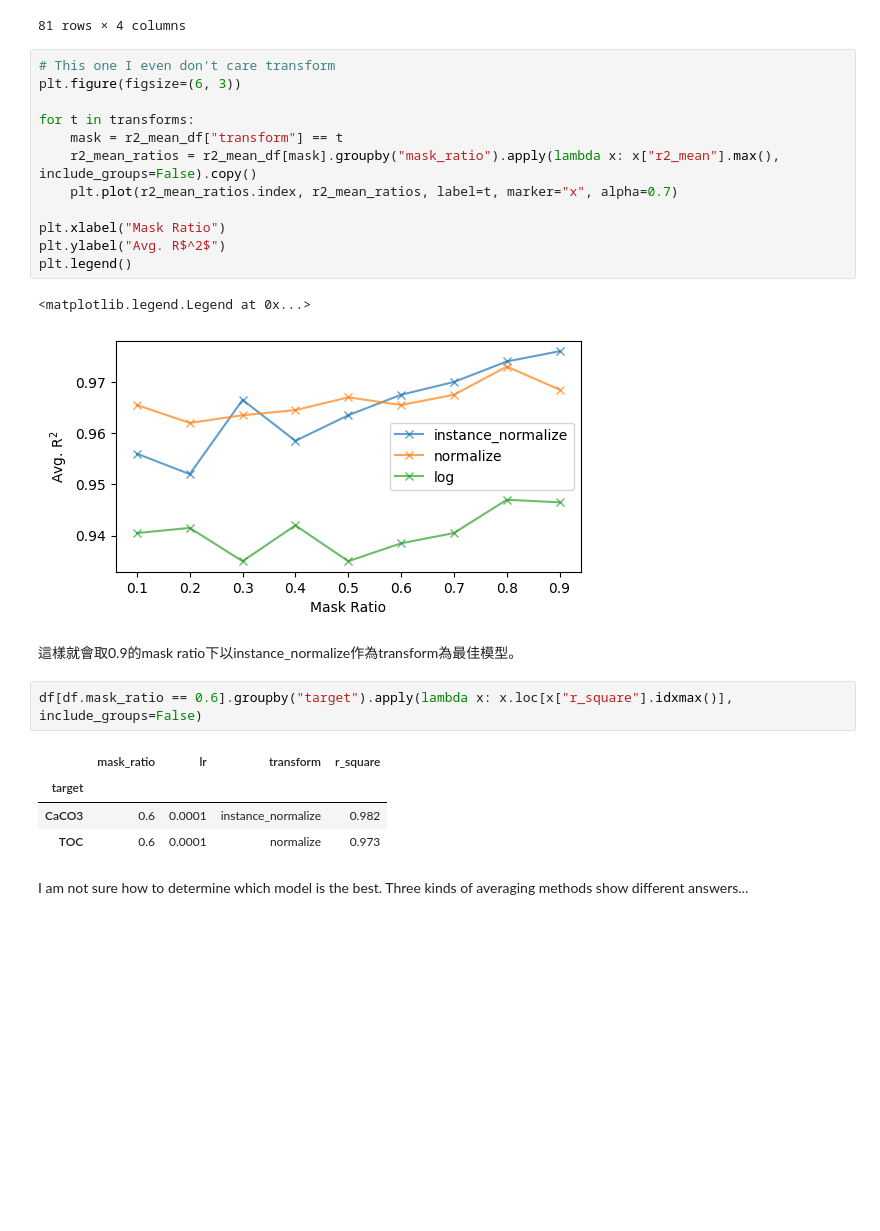
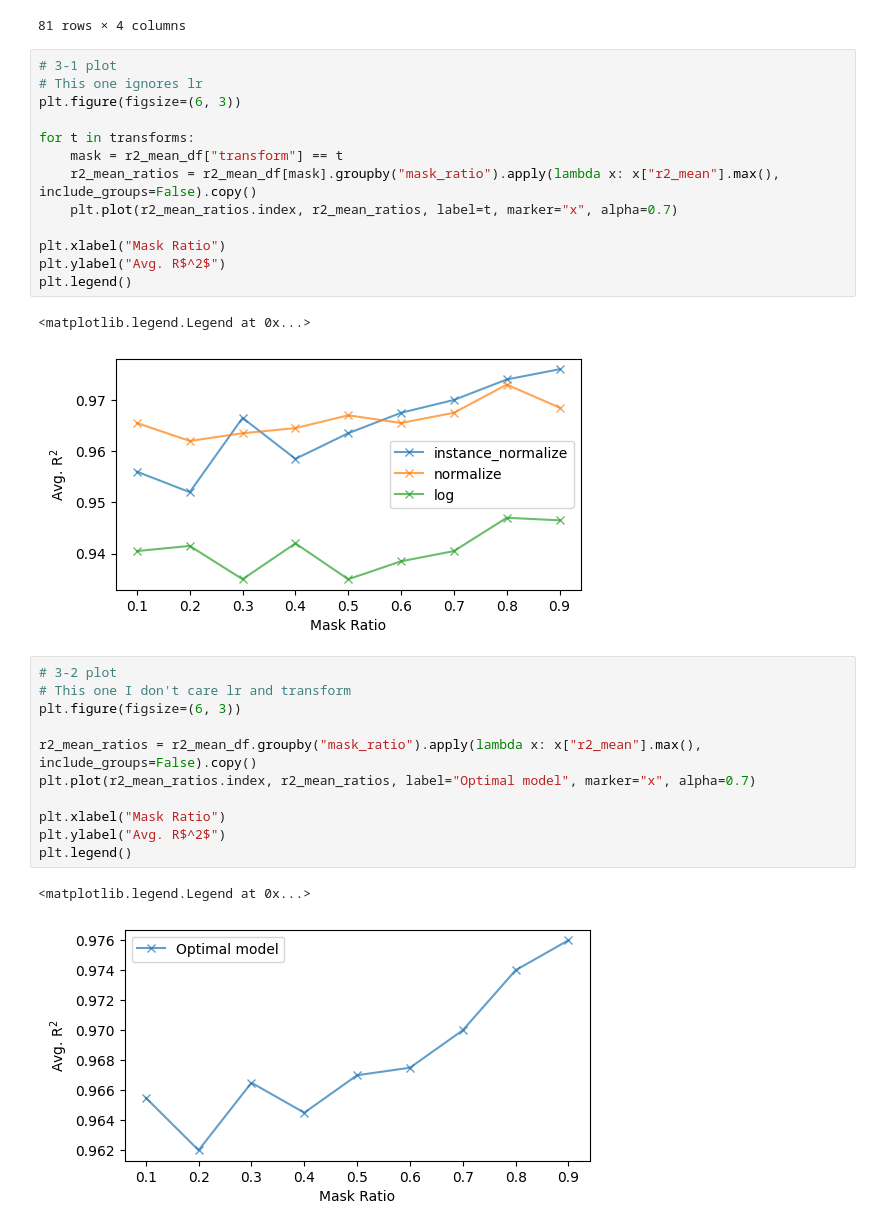
Before and after one commit to dispink/xpt, a Jupyter notebook: notebooks/finetune_05.ipynb, the cells around one changed output. Saved outputs shown, nothing was run; the diff lists cells and outputs as text; blank space fills up the shorter version.

Commit message:
Decide the optimal pre-train setting

```diff
--- a/notebooks/finetune_05.ipynb
+++ b/notebooks/finetune_05.ipynb
@@ -196,7 +211,8 @@ r2_mean_df
 | 80 | 0.9 | 0.000001 | log | 0.892 |
 81 rows × 4 columns
 # %%
-# This one I even don't care transform
+# 3-1 plot
+# This one ignores lr
 plt.figure(figsize=(6, 3))
 
 for t in transforms:
@@ -210,14 +226,17 @@ plt.legend()
 # %% [output]
 <matplotlib.legend.Legend at 0x...>
 [figure]
-# %% [markdown]
-這樣就會取0.9的mask ratio下以instance_normalize作為transform為最佳模型。
-# %%
-df[df.mask_ratio == 0.6].groupby("target").apply(lambda x: x.loc[x["r_square"].idxmax()], include_groups=False)
-# %% [output]
-|  | mask_ratio | lr | transform | r_square |
-| target |  |  |  |  |
-| CaCO3 | 0.6 | 0.0001 | instance_normalize | 0.982 |
-| TOC | 0.6 | 0.0001 | normalize | 0.973 |
-# %% [markdown]
-I am not sure how to determine which model is the best. Three kinds of averaging methods show different answers...
+# %%
+# 3-2 plot
+# This one I don't care lr and transform
+plt.figure(figsize=(6, 3))
+
+r2_mean_ratios = r2_mean_df.groupby("mask_ratio").apply(lambda x: x["r2_mean"].max(), include_groups=False).copy()
+plt.plot(r2_mean_ratios.index, r2_mean_ratios, label="Optimal model", marker="x", alpha=0.7)
+
+plt.xlabel("Mask Ratio")
+plt.ylabel("Avg. R$^2$")
+plt.legend()
+# %% [output]
+<matplotlib.legend.Legend at 0x...>
+[figure, added]
```
Also changed, not shown: parts of 17 cells of this notebook.
